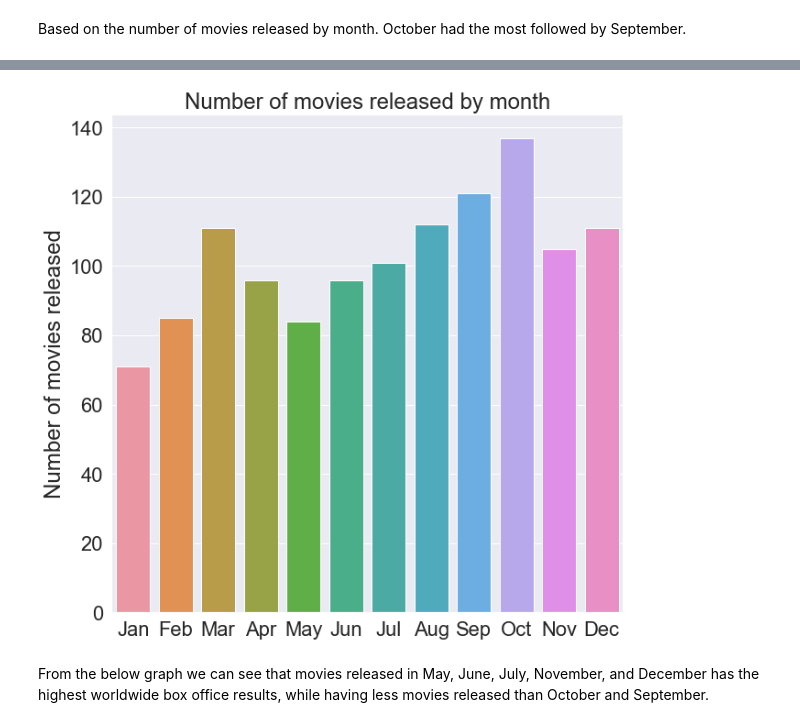
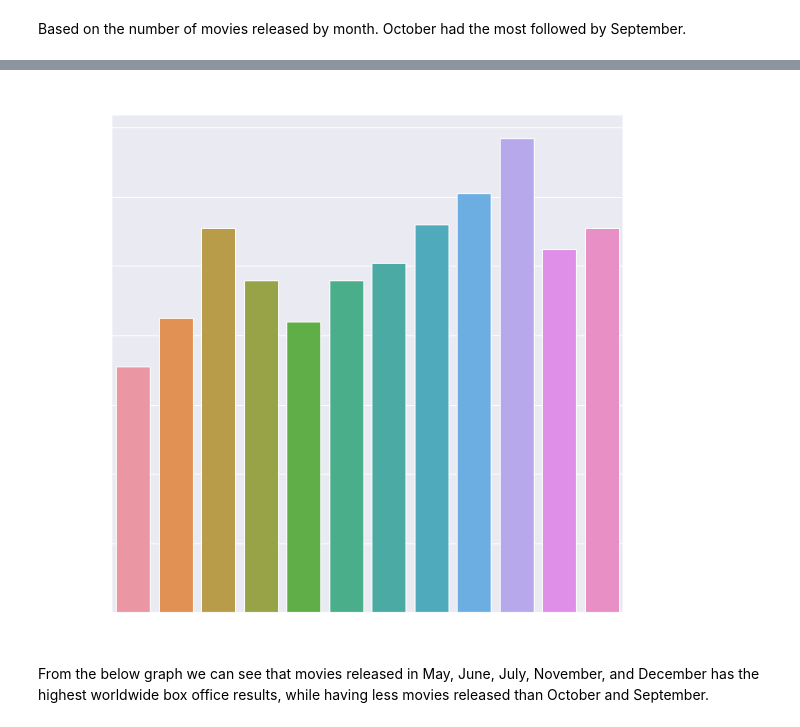
Before and after one commit to whyyoutoo/Microsoft-Movie_analysis-Project, a Jupyter notebook: dsc-phase1-project-template.ipynb, the cells around one changed output, grey strips where cells are left out. Saved outputs shown, nothing was run; the diff lists cells and outputs as text; code cells hidden in the pictures.

```diff
--- a/dsc-phase1-project-template.ipynb
+++ b/dsc-phase1-project-template.ipynb
@@ -327,16 +327,20 @@ Name: month, dtype: int64
 # %%
 # Plotting the number of movies released by month to get a visual
 order_list = ['Jan', 'Feb', 'Mar', 'Apr', 'May', 'Jun', 'Jul', 'Aug', 'Sep', 'Oct', 'Nov', 'Dec']
 sns.set_style('darkgrid')
 sns.set(font_scale = 2)
 plt.figure(figsize = (10,10))
 ax = sns.barplot(x = rm.index, y = rm, order = order_list)
 ax.set_title('Number of movies released by month')
 ax.set(ylabel = 'Number of movies released');
-#plt.savefig('images/count_movie_month.png')
+ax.set_title('Worldwide Box Office by Month of release', color = 'white')
+ax.xaxis.label.set_color('white')
+ax.yaxis.label.set_color('white')
+ax.tick_params(colors = 'white', which = 'both')
+plt.savefig('images/count_movie_month.png', transparent = True)
 plt.show()
 # %% [output]
-[figure, old version]
+[figure, new version]
 # %% [markdown]
 From the below graph we can see that movies released in May, June, July, November, and December has the highest worldwide box office results, while having less movies released than October and September.
 # %%
```
Also changed, not shown: parts of 7 cells of this notebook.
